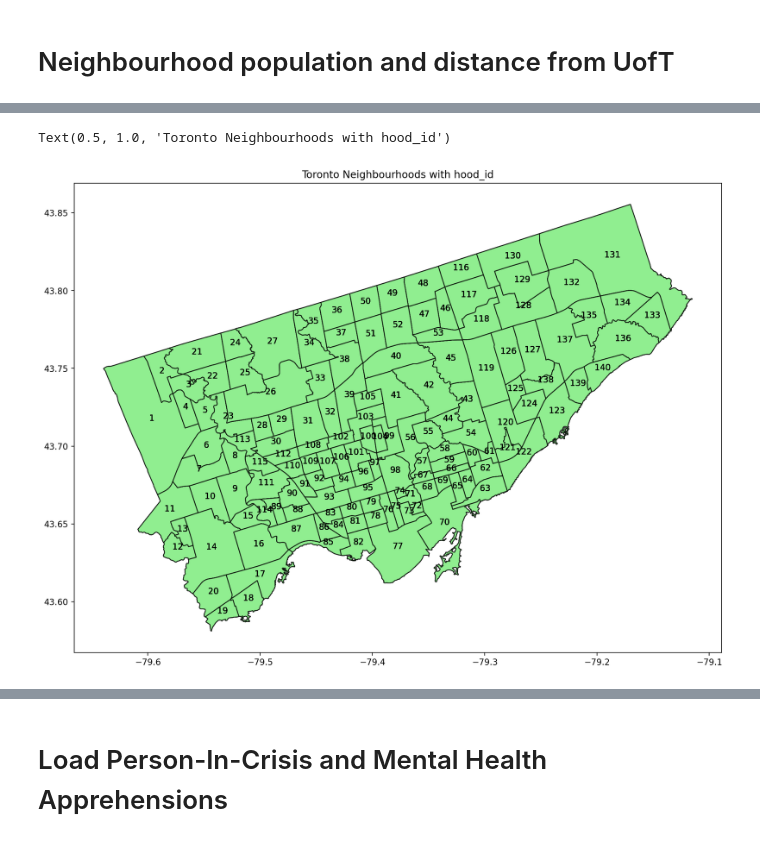
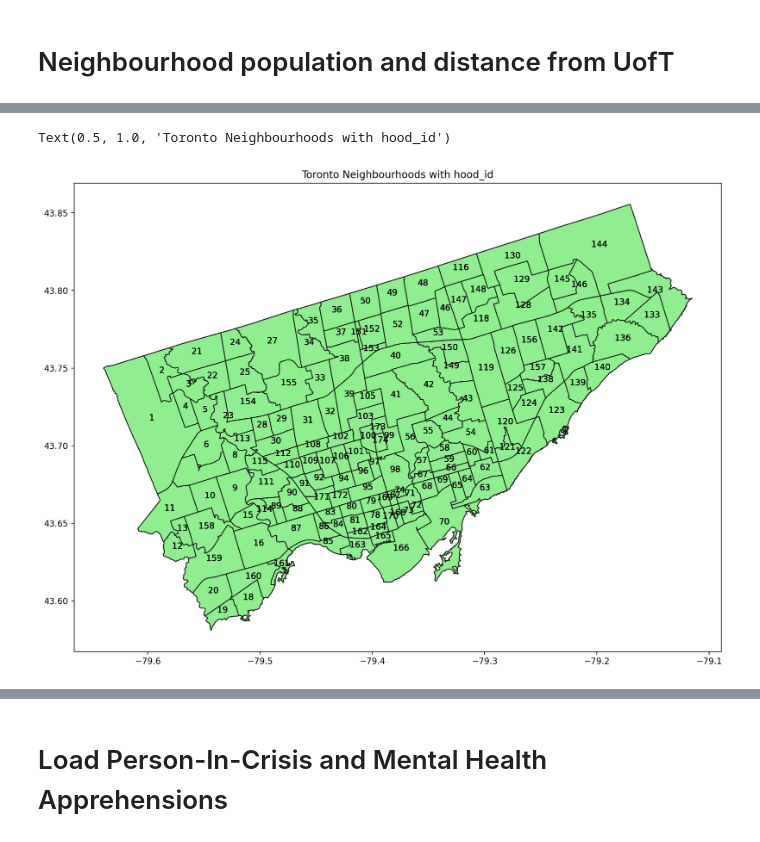
Before and after one commit to WillKWL/Project-TorontoApartment, a Jupyter notebook: source/2a- EDA_neighbourhoods.ipynb, the cells around one changed output, grey strips where cells are left out. Saved outputs shown, nothing was run; the diff lists cells and outputs as text; code cells hidden in the pictures.

```diff
--- a/source/2a- EDA_neighbourhoods.ipynb
+++ b/source/2a- EDA_neighbourhoods.ipynb
@@ -71,13 +71,13 @@ neighbourhoods.head()
 # %%
 ax = neighbourhoods.plot(color = 'lightgreen', edgecolor = 'black', alpha = 0.5)
 # annotate neighbourhood names
-for geometry, label in zip(neighbourhoods.geometry, neighbourhoods.hood_id):
+for geometry, label in zip(neighbourhoods.geometry, neighbourhoods.HOOD_ID):
     ax.annotate(label, xy=(geometry.centroid.x, geometry.centroid.y), ha='center')
 
 plt.title('Toronto Neighbourhoods with hood_id')
 # %% [output]
 Text(0.5, 1.0, 'Toronto Neighbourhoods with hood_id')
-[figure, old version]
+[figure, new version]
 # %%
 fig, ax = plt.subplots(1, 1)
 divider = make_axes_locatable(ax)
```
Also changed, not shown: parts of 10 cells of this notebook, 6 other files.
